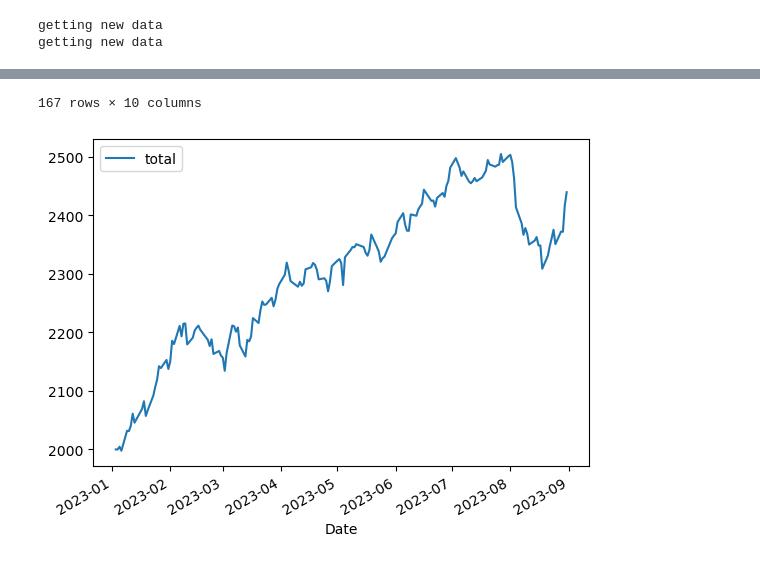
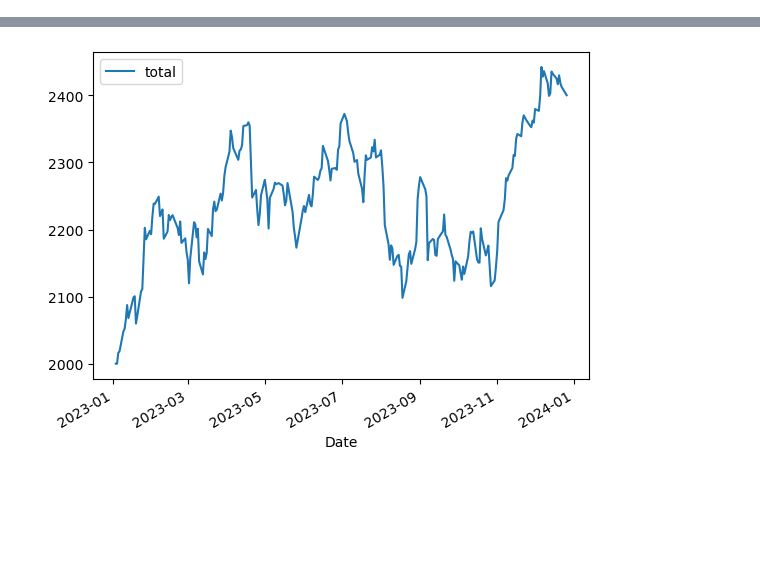
Before and after one commit to lucasdmoyer/two-dolla, a Jupyter notebook: mybacktester/mybacktester.ipynb, the cells around one changed output, grey strips where cells are left out. Saved outputs shown, nothing was run; the diff lists cells and outputs as text; code cells hidden in the pictures; blank space fills up the shorter version.

```diff
--- a/mybacktester/mybacktester.ipynb
+++ b/mybacktester/mybacktester.ipynb
@@ -328,8 +573,8 @@ def getPortWeightedVol(port_ret, weights):
 # %%
-stock_T = Stock('T',df=None, save_new=False,debug=False)
-stock_T.addStrategy(stock_T.buyStock(10))
-stock_AAPL = Stock('AAPL',df=None, save_new=False,debug=False)
-stock_AAPL.addStrategy(stock_AAPL.buyStock(15))
+stock_T = Stock('T', df=None, save_new=False, debug=False)
+stock_T.addStrategy(stock_T.buyStock(100))
+stock_AAPL = Stock('AAPL', df=None, save_new=False, debug=False)
+stock_AAPL.addStrategy(stock_AAPL.buyStock(100))
 
 portfolio_instance = Portfolio()
 portfolio_instance.addStock(stock_T)
@@ -337,8 +582,5 @@ portfolio_instance.addStock(stock_AAPL)
 
 portfolio_instance.backtest()
 portfolio_instance.plotBacktest()
-
-portfolio_instance.stocks[1].positions
+# portfolio_instance.backtest_df
 # %% [output]
-getting new data
-getting new data
@@ -357,3 +587,2 @@ getting new data
-167 rows × 10 columns
-[figure, old version]
+[figure, new version]
 # %%
```
Also changed, not shown: parts of 8 cells of this notebook, 13 other files.
